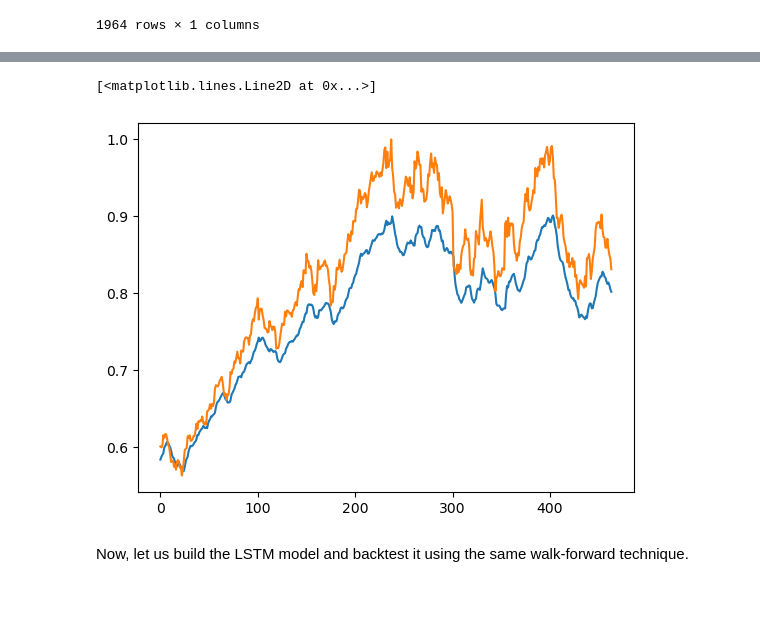
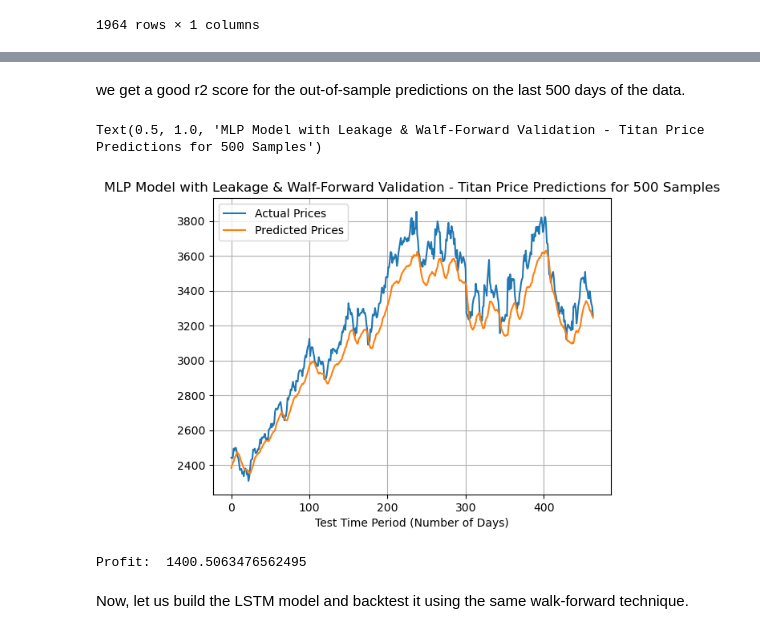
Before and after one commit to 3v-mb/Mini-projects-in-Financial-Engineering, a Jupyter notebook: Titan Stock Analysis.ipynb, the cells around one changed output, grey strips where cells are left out. Drawn from its saved outputs; the diff is of its cells as text; code cells hidden in the pictures; blank space fills up the shorter version.

Commit message:
added the trading strategy and visualisations

```diff
--- a/Titan Stock Analysis.ipynb
+++ b/Titan Stock Analysis.ipynb
@@ -706,9 +701,26 @@ Restoring model weights from the end of the best epoch: 100.
+# %% [markdown]
+we get a good r2 score for the out-of-sample predictions on the last 500 days of the data.
+# %%
+y_test_og_scale = scaler.inverse_transform(np.array(y_test_scaled).reshape(-1, 1))
+y_pred_og_scale = scaler.inverse_transform(y_pred_scaled.reshape(-1, 1))
 # %%
-plt.plot(y_pred_scaled)
-plt.plot(y_test_scaled.values)
+plt.plot(y_test_og_scale, label="Actual Prices")
+plt.plot(y_pred_og_scale,label="Predicted Prices")
+plt.legend()
+plt.grid()
+plt.xlabel("Test Time Period (Number of Days)")
+plt.title("MLP Model with Leakage & Walf-Forward Validation - Titan Price Predictions for 500 Samples")
 # %% [output]
-[<matplotlib.lines.Line2D at 0x...>]
+Text(0.5, 1.0, 'MLP Model with Leakage & Walf-Forward Validation - Titan Price Predictions for 500 Samples')
-[figure, old version]
+[figure, new version]
+# %%
+#MaxPro Trading Strategy -Profit per unit stock
+max_index = y_pred_og_scale.argmax()
+min_index = y_pred_og_scale.argmin()
+
+print("Profit: ", float(y_test_og_scale[max_index]) - float(y_test_og_scale[min_index]))
+# %% [output]
+Profit:  1400.5063476562495
 # %% [markdown]
 Now, let us build the LSTM model and backtest it using the same walk-forward technique.
 # %%
```
Also changed, not shown: parts of 65 cells of this notebook.
